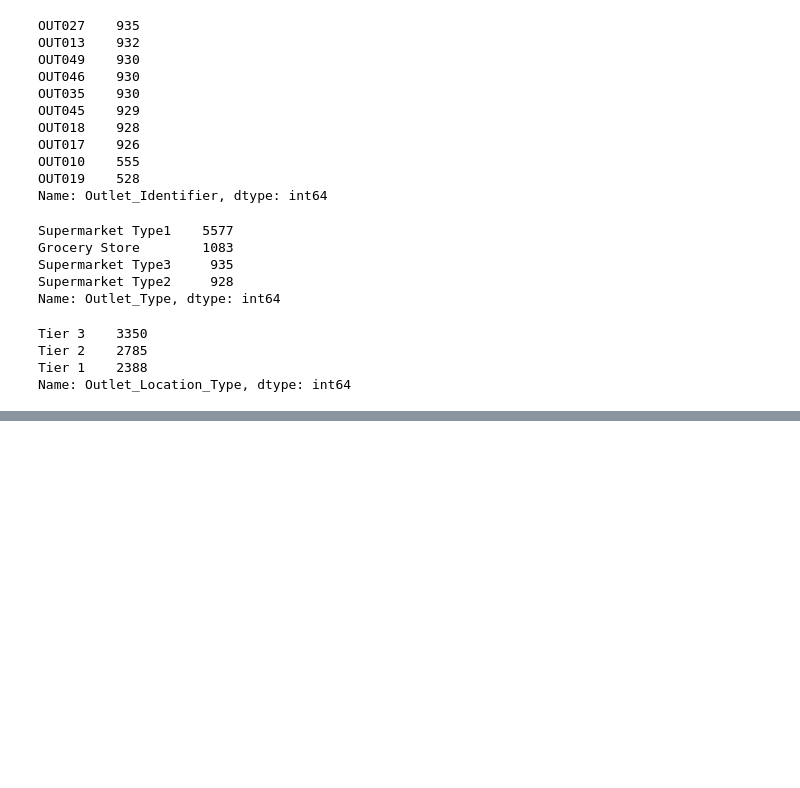
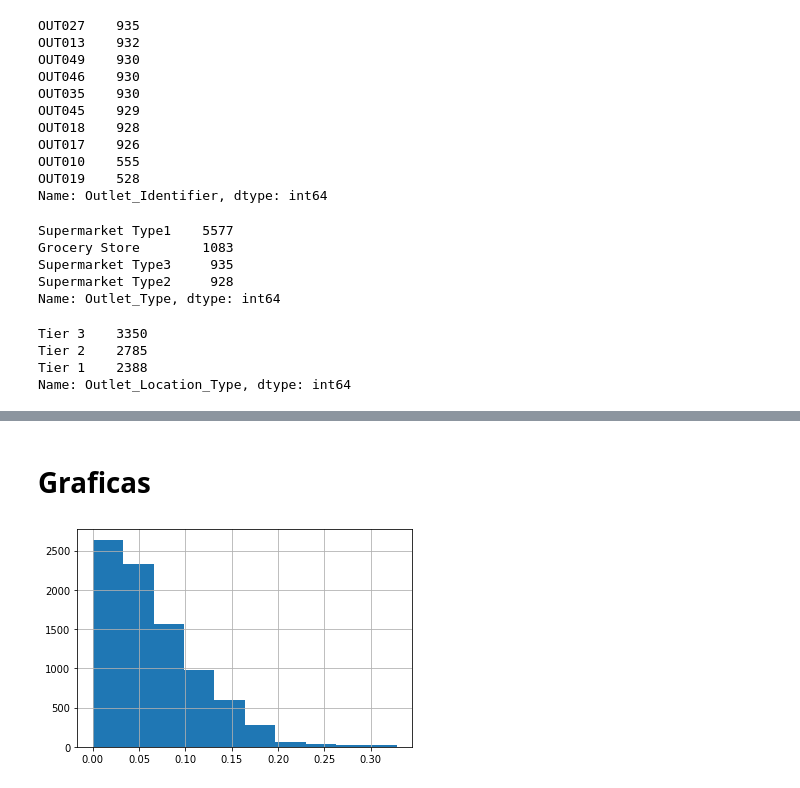
Before and after one commit to franciscoblanco80/predicciones-de-ventas, a Jupyter notebook: Predicciones_de_ventas.ipynb, the cells around one changed output, grey strips where cells are left out. Saved outputs shown, nothing was run; the diff lists cells and outputs as text; code cells hidden in the pictures; blank space fills up the shorter version.

```diff
--- a/Predicciones_de_ventas.ipynb
+++ b/Predicciones_de_ventas.ipynb
@@ -265,0 +291,6 @@ df.describe()
+# %% [markdown]
+# **Graficas**
+# %%
+df['Item_Visibility'].hist();
+# %% [output]
+[figure, added]
```
Also changed, not shown: parts of 19 cells of this notebook.
